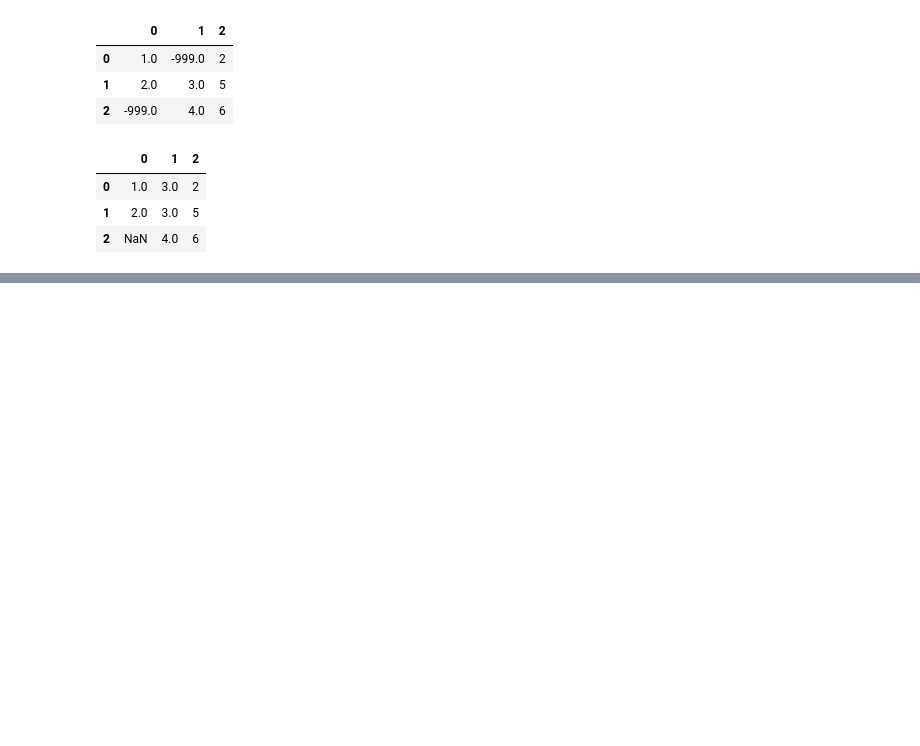
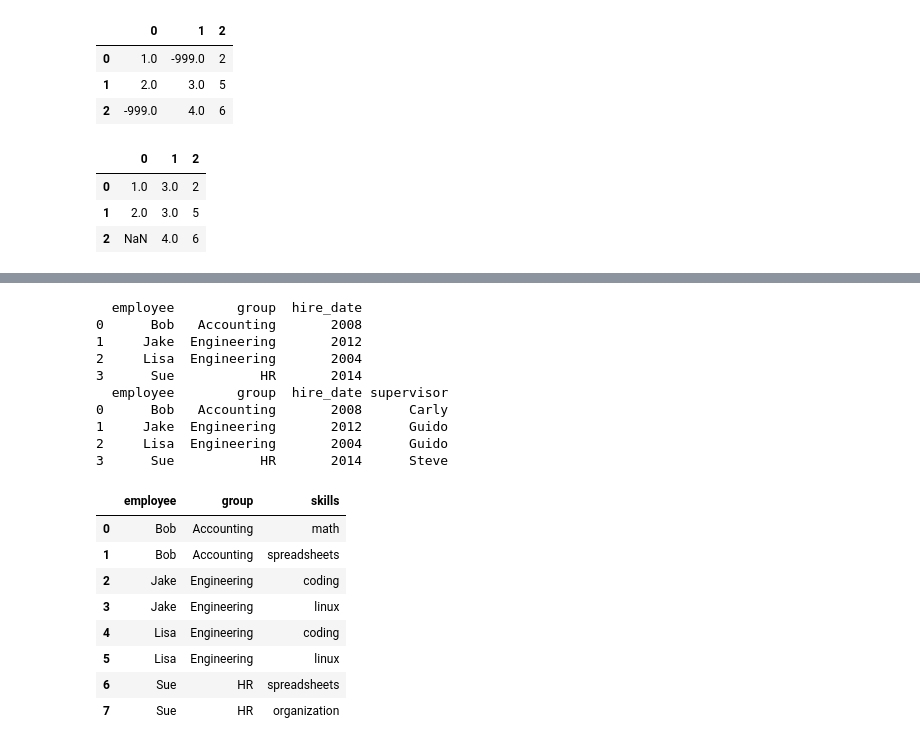
Before and after one commit to shanwaz1993/Python_prac, a Jupyter notebook: pandas_prac1.ipynb, the cells around one changed output, grey strips where cells are left out. Cells and saved outputs as stored; diff of their text form; code cells hidden in the pictures; blank space fills up the shorter version.

Commit message:
merge join append

```diff
--- a/pandas_prac1.ipynb
+++ b/pandas_prac1.ipynb
@@ -218,0 +339,38 @@ AttributeError: 'module' object has no attribute 'rand'
+# %%
+#Merge and join
+
+df1 = pd.DataFrame({'employee': ['Bob', 'Jake', 'Lisa', 'Sue'],'group': ['Accounting', 'Engineering', 'Engineering', 'HR']})
+df2 = pd.DataFrame({'employee': ['Lisa', 'Bob', 'Jake', 'Sue'],'hire_date': [2004, 2008, 2012, 2014]})
+df3=pd.merge(df1,df2)  #merges on common column name 'employee' and provide new dataframe
+print(df3 )               # order of common column does not matter..
+
+#many to one joins
+df4=df4 = pd.DataFrame({'group': ['Accounting', 'Engineering', 'HR'],'supervisor': ['Carly', 'Guido', 'Steve']})
+print (pd.merge(df3,df4))
+
+#many to many joins
+
+df5=df5 = pd.DataFrame({'group': ['Accounting', 'Accounting','Engineering', 'Engineering', 'HR', 'HR'],
+                        'skills': ['math', 'spreadsheets', 'coding', 'linux','spreadsheets', 'organization']})
+df5
+pd.merge(df1,df5)  #create cross product between mltiple values..now two 'bob one math and other spreadsheets'
+# %% [output]
+  employee        group  hire_date
+0      Bob   Accounting       2008
+1     Jake  Engineering       2012
+2     Lisa  Engineering       2004
+3      Sue           HR       2014
+  employee        group  hire_date supervisor
+0      Bob   Accounting       2008      Carly
+1     Jake  Engineering       2012      Guido
+2     Lisa  Engineering       2004      Guido
+3      Sue           HR       2014      Steve
+|  | employee | group | skills |
+| 0 | Bob | Accounting | math |
+| 1 | Bob | Accounting | spreadsheets |
+| 2 | Jake | Engineering | coding |
+| 3 | Jake | Engineering | linux |
+| 4 | Lisa | Engineering | coding |
+| 5 | Lisa | Engineering | linux |
+| 6 | Sue | HR | spreadsheets |
+| 7 | Sue | HR | organization |
```
Also changed, not shown: parts of 10 cells of this notebook.
